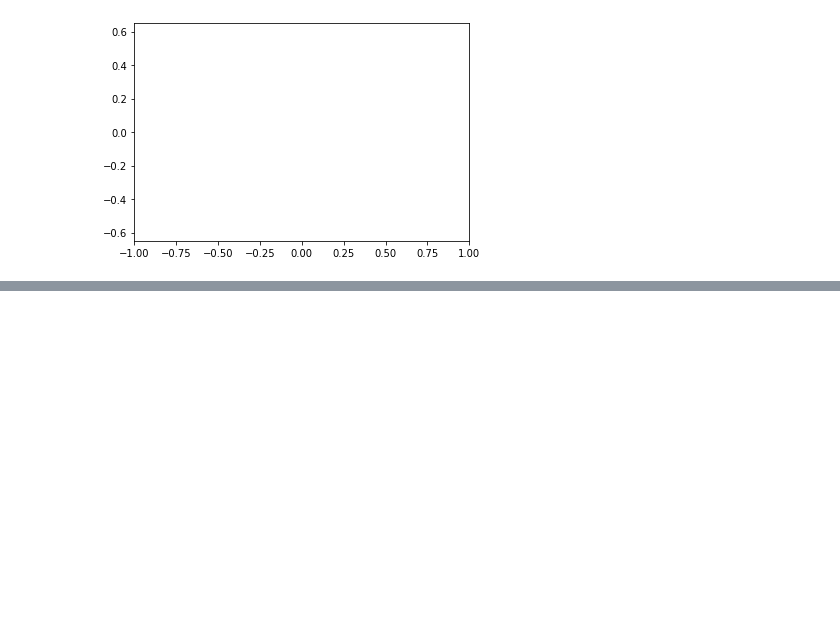
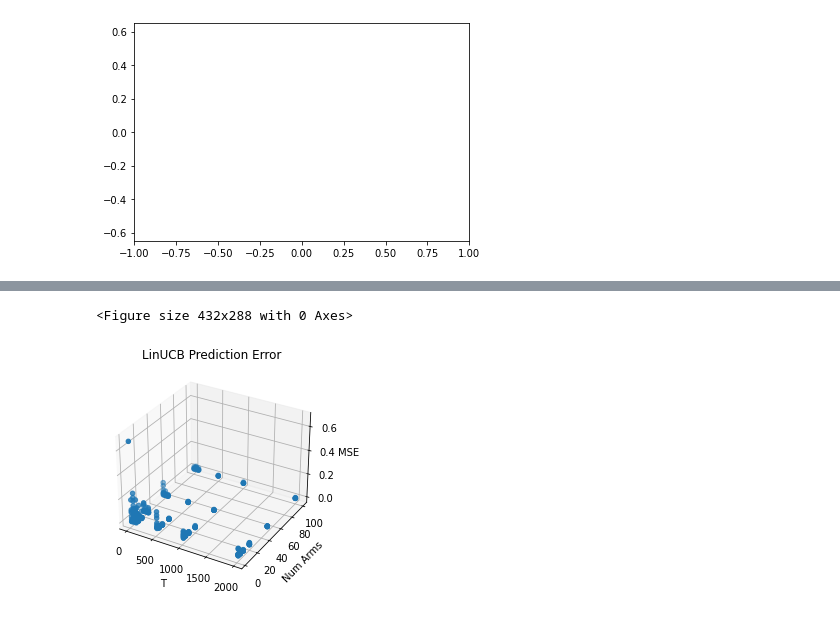
Before and after one commit to EtashGuha/InvLinUCB, a Jupyter notebook: LinUCB.ipynb, the cells around one changed output, grey strips where cells are left out. Cells and saved outputs as stored; diff of their text form; code cells hidden in the pictures; blank space fills up the shorter version.

```diff
--- a/LinUCB.ipynb
+++ b/LinUCB.ipynb
@@ -366,0 +670,5 @@ print(theta/np.linalg.norm(theta))
+# %%
+plot(linucb_errors, "LinUCB Prediction Error")
+# %% [output]
+<Figure size 432x288 with 0 Axes>
+[figure, added]
```
Also changed, not shown: parts of 15 cells of this notebook, 1 other file.
